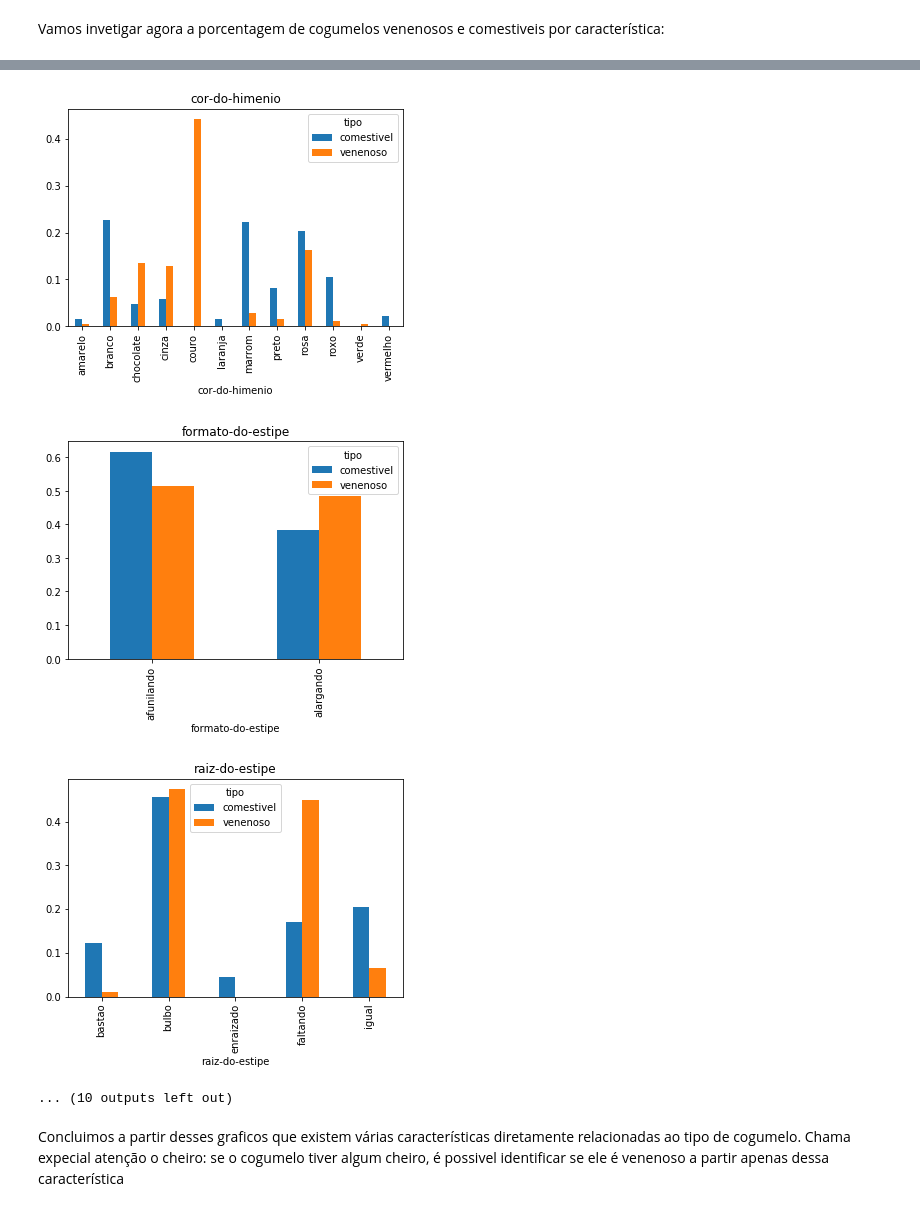
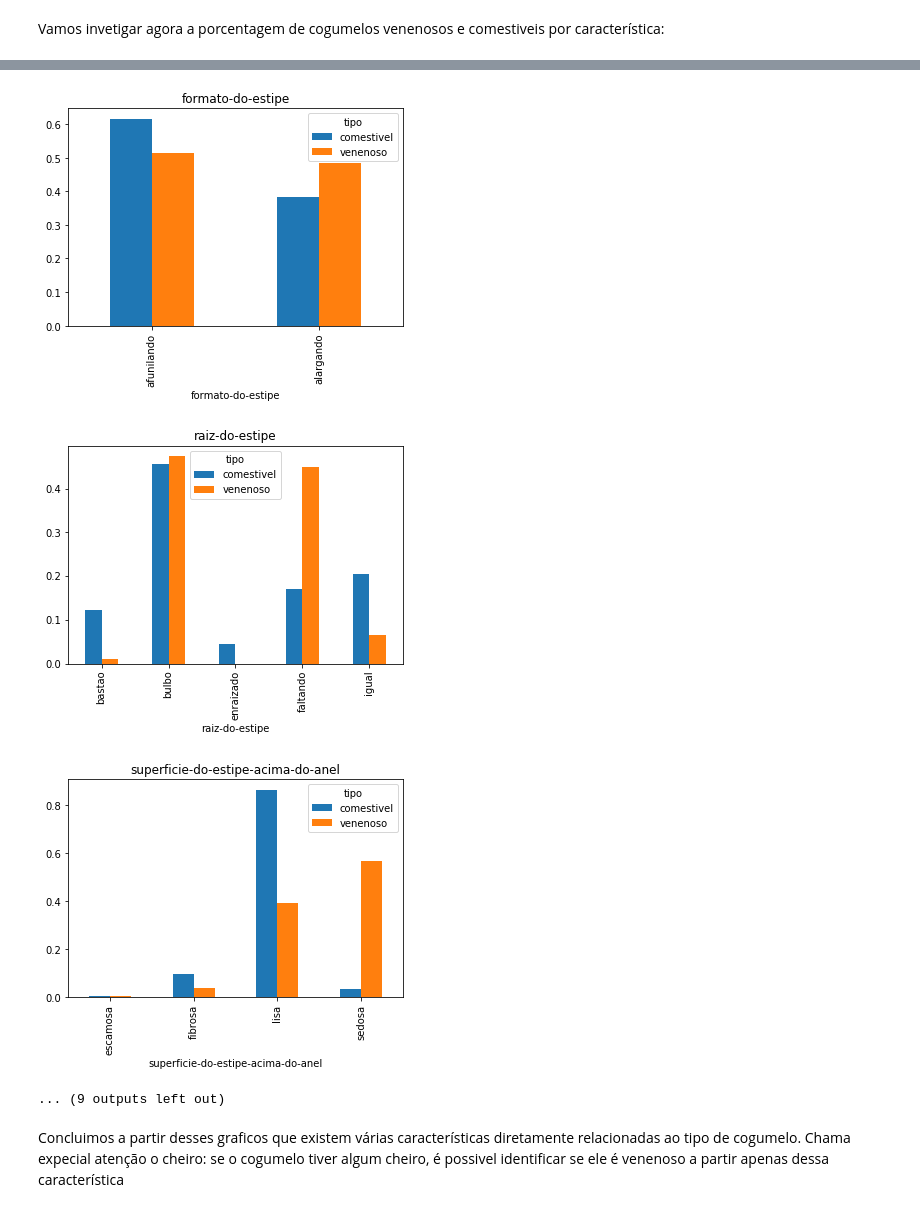
Before and after one commit to andscost/Probabilidade-de-um-cogumelo-ser-comestivel, a Jupyter notebook: Notebook.ipynb, the cells around one changed output, grey strips where cells are left out. Cells and saved outputs as stored; diff of their text form; code cells hidden in the pictures.

```diff
--- a/Notebook.ipynb
+++ b/Notebook.ipynb
@@ -143,9 +143,7 @@ Assim, sabemos que nosso modelo previsivel deve ter uma taxa de acerto maior que
 # %% [markdown]
 Vamos invetigar agora a porcentagem de cogumelos venenosos e comestiveis por característica:
 # %%
-i = 0 #posição do subplot
-for coluna in data_clean:
-    i += 1
+for coluna in data_clean.drop(columns=['tipo']):
     pd.crosstab(index=data_clean[coluna], columns=data_clean['tipo'], normalize='columns').plot.bar()
     plt.title(coluna)
 plt.show()
@@ -162,7 +160,7 @@ plt.show()
-[figure, old version]
+[figure, new version]
-[figure, old version]
+[figure, new version]
-[figure, old version]
+[figure, new version]
-... (10 outputs left out)
+... (9 outputs left out)
 # %% [markdown]
 Concluimos a partir desses graficos que existem várias características diretamente relacionadas ao tipo de cogumelo. Chama expecial atenção o cheiro: se o cogumelo tiver algum cheiro, é possivel identificar se ele é venenoso a partir apenas dessa característica
 # %% [markdown]
```
Also changed, not shown: parts of 17 cells of this notebook.
